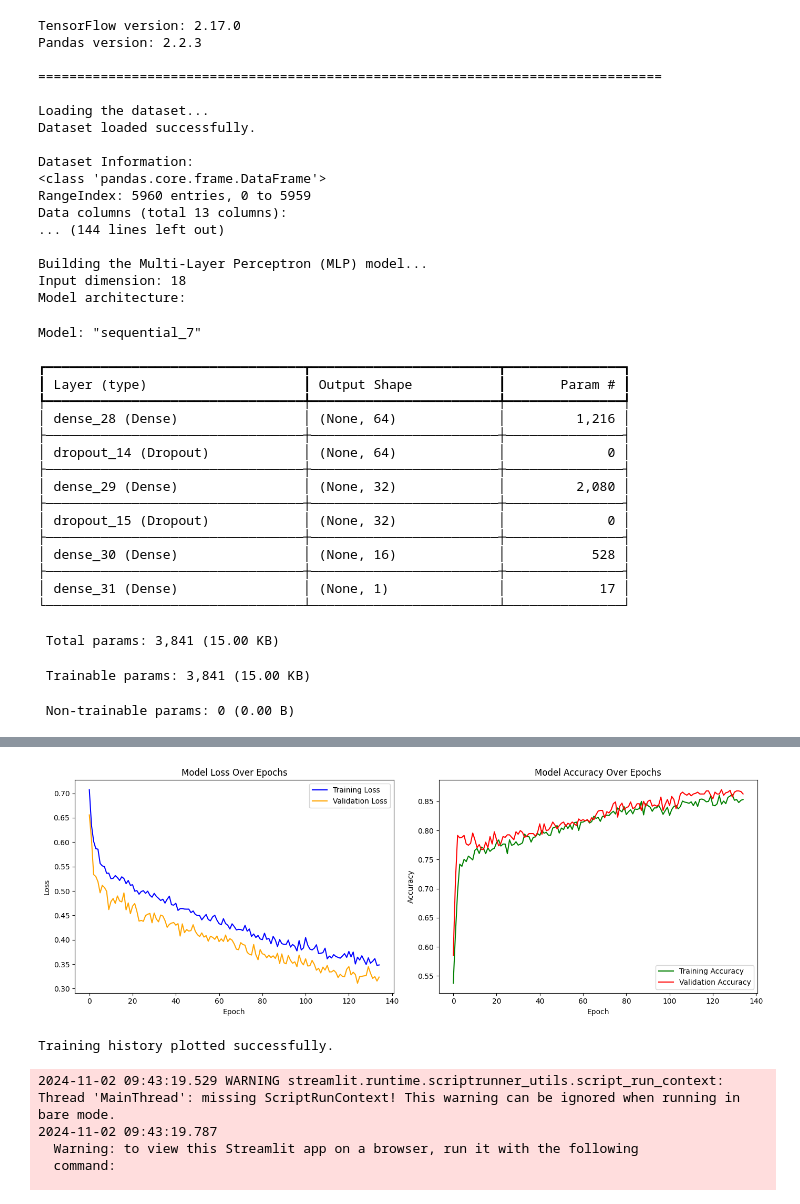
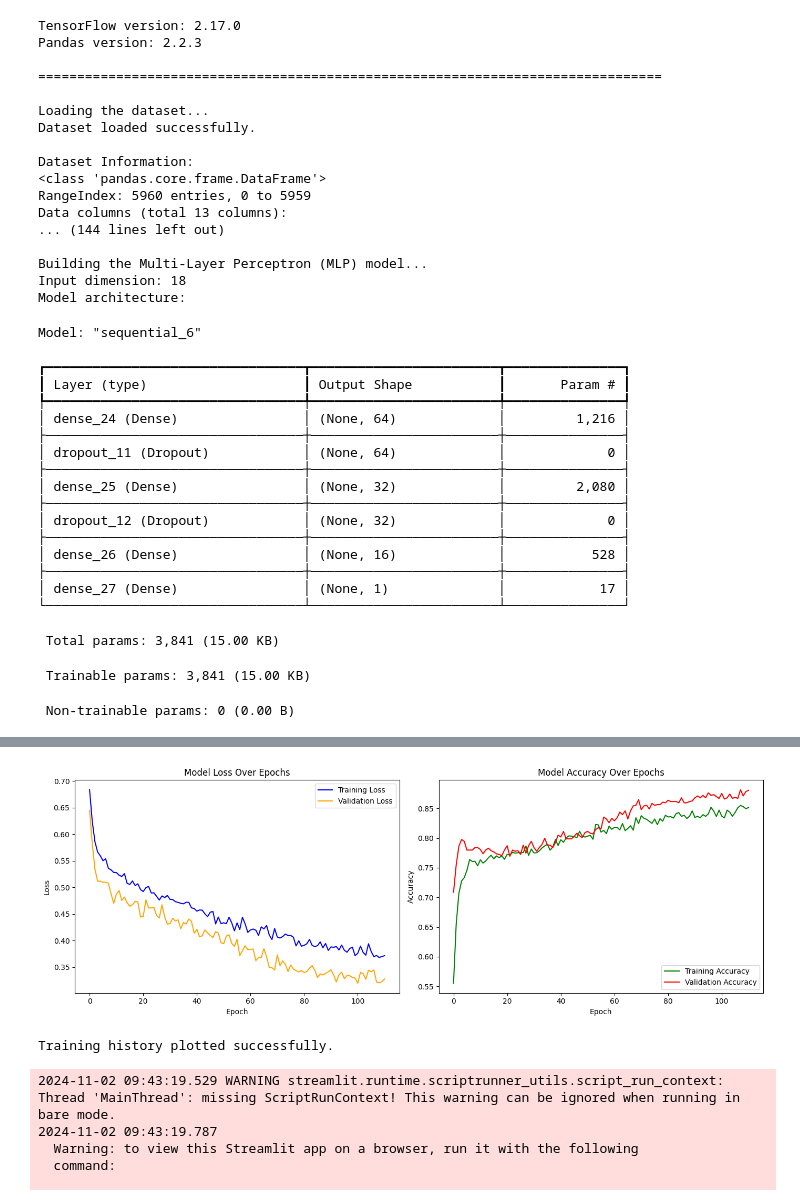
Before and after one commit to Yashwanthramka/Credit-Risk-Assessment-using-Feed-Forward-Neural-Networks, a Jupyter notebook: Train/hmeq.ipynb, the cells around one changed output, grey strips where cells are left out. Saved outputs shown, nothing was run; the diff lists cells and outputs as text; code cells hidden in the pictures.

Commit message:
Model Accuracy

```diff
--- a/Train/hmeq.ipynb
+++ b/Train/hmeq.ipynb
@@ -27,7 +27,7 @@ print("\n" + "="*80 + "\n")
 # 1. Load the dataset
 print("Loading the dataset...")
 try:
-    df = pd.read_csv('Datasets/hmeq.csv')
+    df = pd.read_csv('C:/Users/swaro/OneDrive/Documents/GitHub/Credit-Risk-Assessment-using-Feed-Forward-Neural-Networks/Datasets/hmeq.csv')
     print("Dataset loaded successfully.\n")
 except FileNotFoundError:
     print("Error: The file 'hmeq.csv' was not found.")
@@ -266,8 +266,6 @@ plt.tight_layout()
 plt.show()
 
 print("Training history plotted successfully.")
-
-model.save("Models/hmeq_loan_approval_model.keras")
 # %% [output]
 TensorFlow version: 2.17.0
 Pandas version: 2.2.3
@@ -286,21 +284,21 @@ Data columns (total 13 columns):
 Building the Multi-Layer Perceptron (MLP) model...
 Input dimension: 18
 Model architecture:
-Model: "sequential_7"
+Model: "sequential_6"
 ┏━━━━━━━━━━━━━━━━━━━━━━━━━━━━━━━━━┳━━━━━━━━━━━━━━━━━━━━━━━━┳━━━━━━━━━━━━━━━┓
 ┃ Layer (type)                    ┃ Output Shape           ┃       Param # ┃
 ┡━━━━━━━━━━━━━━━━━━━━━━━━━━━━━━━━━╇━━━━━━━━━━━━━━━━━━━━━━━━╇━━━━━━━━━━━━━━━┩
-│ dense_28 (Dense)                │ (None, 64)             │         1,216 │
+│ dense_24 (Dense)                │ (None, 64)             │         1,216 │
 ├─────────────────────────────────┼────────────────────────┼───────────────┤
-│ dropout_14 (Dropout)            │ (None, 64)             │             0 │
+│ dropout_11 (Dropout)            │ (None, 64)             │             0 │
 ├─────────────────────────────────┼────────────────────────┼───────────────┤
-│ dense_29 (Dense)                │ (None, 32)             │         2,080 │
+│ dense_25 (Dense)                │ (None, 32)             │         2,080 │
 ├─────────────────────────────────┼────────────────────────┼───────────────┤
-│ dropout_15 (Dropout)            │ (None, 32)             │             0 │
+│ dropout_12 (Dropout)            │ (None, 32)             │             0 │
 ├─────────────────────────────────┼────────────────────────┼───────────────┤
-│ dense_30 (Dense)                │ (None, 16)             │           528 │
+│ dense_26 (Dense)                │ (None, 16)             │           528 │
 ├─────────────────────────────────┼────────────────────────┼───────────────┤
-│ dense_31 (Dense)                │ (None, 1)              │            17 │
+│ dense_27 (Dense)                │ (None, 1)              │            17 │
 └─────────────────────────────────┴────────────────────────┴───────────────┘
  Total params: 3,841 (15.00 KB)
  Trainable params: 3,841 (15.00 KB)
@@ -321,8 +319,8 @@ Epoch 3/200
 
 ================================================================================
 
 Plotting training history...
-[figure, old version]
+[figure, new version]
 Training history plotted successfully.
 # %%
 # %% [output]
```
Also changed, not shown: parts of 1 cell of this notebook, 1 other file.
